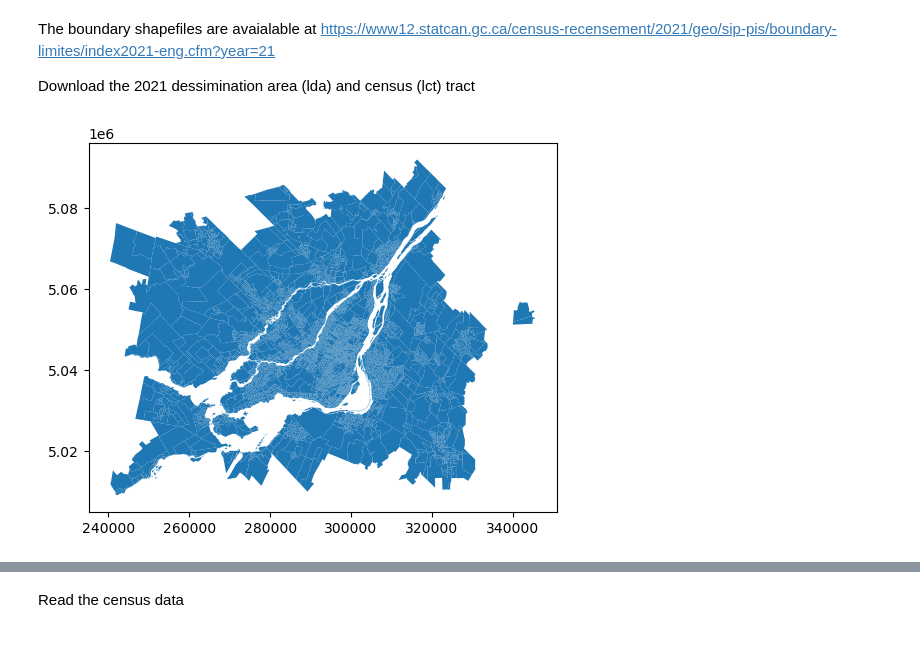
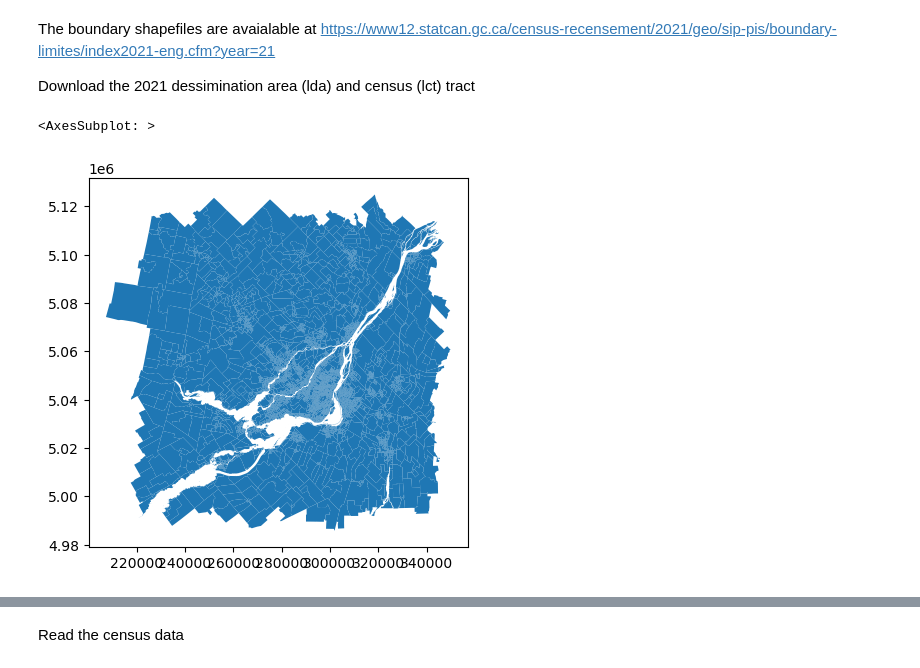
Before and after one commit to auzpatwary37/MATSimPipelineMontreal, a Jupyter notebook: popgen_input_data/Ashraf/zone_read.ipynb, the cells around one changed output, grey strips where cells are left out. Saved outputs shown, nothing was run; the diff lists cells and outputs as text; code cells hidden in the pictures.

```diff
--- a/popgen_input_data/Ashraf/zone_read.ipynb
+++ b/popgen_input_data/Ashraf/zone_read.ipynb
@@ -37,6 +44,6 @@ ca_clipped = ca.cx[minx:maxx,miny:maxy]
 # %%
-inter = gpd.overlay(da_clipped, ca_clipped, how='intersection')
-inter.plot()
+inter = gpd.overlay(da_clipped, ca_clipped, how='union')
+# inter.plot()
 inter.rename(columns={'DGUID_1':'DGUID_DA','PRUID_1':'PRUID','LANDAREA_1':'LANDAREA_DA','LANDAREA_2':'LANDAREA_CT','DGUID_2':'DGUID_CT'},inplace=True)
 inter.drop('PRUID_2',axis=1)
 inter.sort_values(by=['DAUID'])
@@ -46,9 +53,7 @@ inter.keys()
 inter_new= inter[['DAUID','CTUID','PRUID', 'geo', 'region','DGUID_DA', 'DGUID_CT',
        'CTNAME', 'LANDAREA_DA','LANDAREA_CT', 'geometry']]
 inter_new.to_file('output/geoFilter.shp')
-inter_new[['region','geo']].to_csv('output/region_geo.csv',index = False)
+# inter_new[['region','geo']].to_csv('output/region_geo.csv',index = False)
-# %% [output]
-[figure, removed]
 # %%
 inter.keys()
 inter_new= inter[['DAUID','CTUID','PRUID', 'geo', 'region','DGUID_DA', 'DGUID_CT',
@@ -57,0 +63,5 @@ inter_new[['region','geo']].to_csv('output/region_geo.csv',index = False)
+# %%
+inter_new.plot()
+# %% [output]
+<AxesSubplot: >
+[figure, added]
```
Also changed, not shown: parts of 60 cells of this notebook, 19 other files.
